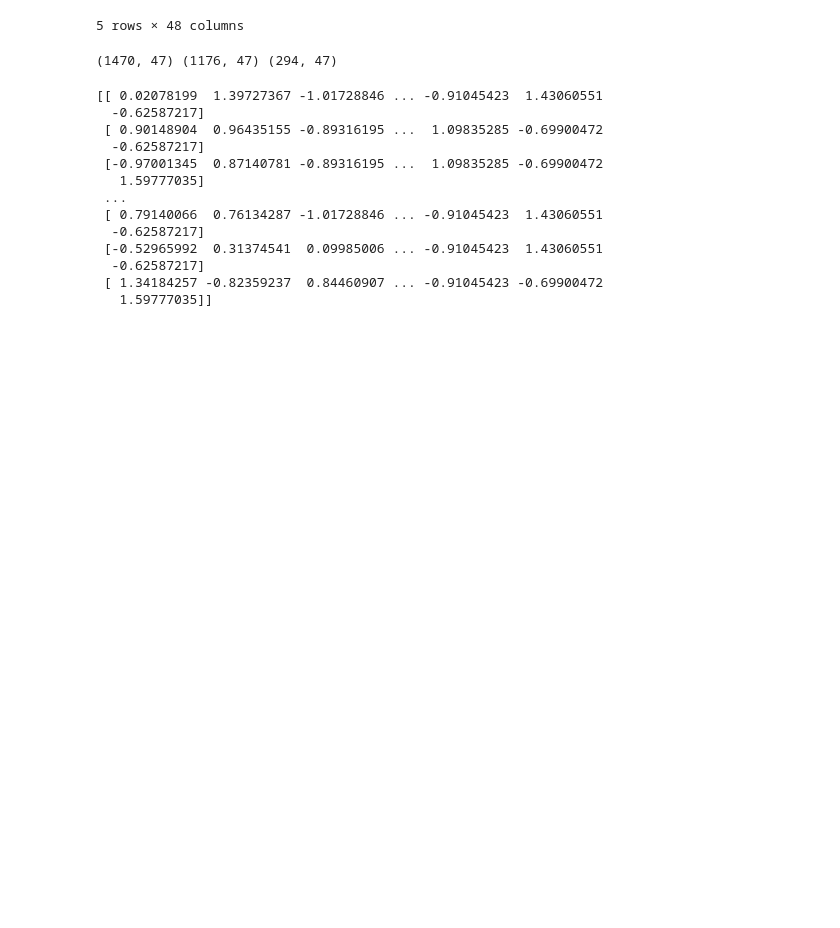
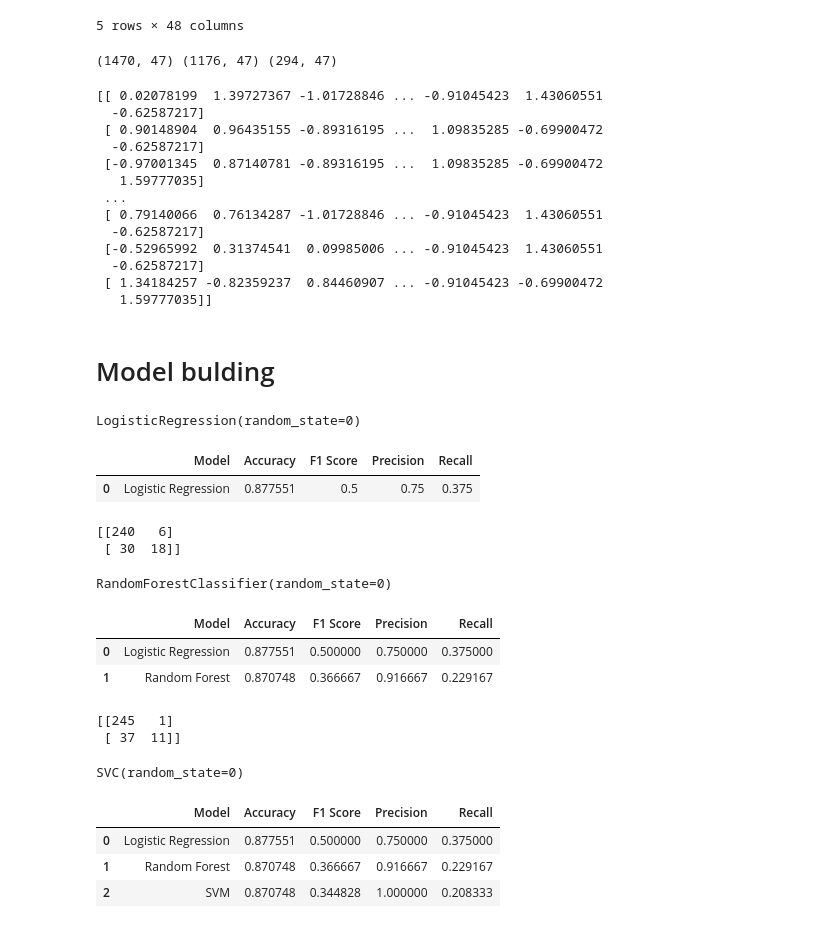
Before and after one commit to Dei-gratia/Machine-Learning-Projects, a Jupyter notebook: Machine Learning & Deep Learning Projects/Employee_Attrition_Prediction.ipynb, the cells around one changed output. Drawn from its saved outputs; the diff is of its cells as text; code cells hidden in the pictures; blank space fills up the shorter version.

```diff
--- a/Machine Learning & Deep Learning Projects/Employee_Attrition_Prediction.ipynb
+++ b/Machine Learning & Deep Learning Projects/Employee_Attrition_Prediction.ipynb
@@ -193,3 +200,83 @@ print(X_train)
   -0.62587217]
  [ 1.34184257 -0.82359237  0.84460907 ... -0.91045423 -0.69900472
    1.59777035]]
+# %% [markdown]
+# Model bulding
+# %%
+#logistic regression
+lr_classifier = LogisticRegression(random_state=0)
+lr_classifier.fit(X_train, y_train)
+# %% [output]
+LogisticRegression(random_state=0)
+# %%
+#check model accuracy
+y_pred = lr_classifier.predict(X_test)
+
+acc = accuracy_score(y_test, y_pred)
+f1 = f1_score(y_test, y_pred)
+prec = precision_score(y_test, y_pred)
+rec = recall_score(y_test, y_pred)
+
+results = pd.DataFrame([["Logistic Regression", acc, f1, prec, rec]],
+                      columns=["Model", "Accuracy", "F1 Score", "Precision", "Recall"])
+results
+# %% [output]
+|  | Model | Accuracy | F1 Score | Precision | Recall |
+| 0 | Logistic Regression | 0.877551 | 0.5 | 0.75 | 0.375 |
+# %%
+cm = confusion_matrix(y_test, y_pred)
+print(cm)
+# %% [output]
+[[240   6]
+ [ 30  18]]
+# %%
+#random forest
+rmf_classifier = RandomForestClassifier(random_state=0)
+rmf_classifier.fit(X_train, y_train)
+# %% [output]
+RandomForestClassifier(random_state=0)
+# %%
+rmf_y_pred = rmf_classifier.predict(X_test)
+
+rmf_acc = accuracy_score(y_test, rmf_y_pred)
+rmf_f1 = f1_score(y_test, rmf_y_pred)
+rmf_prec = precision_score(y_test, rmf_y_pred)
+rmf_rec = recall_score(y_test, rmf_y_pred)
+
+model_results = pd.DataFrame([["Random Forest", rmf_acc, rmf_f1, rmf_prec, rmf_rec]],
+                      columns=["Model", "Accuracy", "F1 Score", "Precision", "Recall"])
+results = pd.concat([results, model_results], ignore_index=True)
+results
+# %% [output]
+|  | Model | Accuracy | F1 Score | Precision | Recall |
+| 0 | Logistic Regression | 0.877551 | 0.500000 | 0.750000 | 0.375000 |
+| 1 | Random Forest | 0.870748 | 0.366667 | 0.916667 | 0.229167 |
+# %%
+rmf_cm = confusion_matrix(y_test, rmf_y_pred)
+print(rmf_cm)
+# %% [output]
+[[245   1]
+ [ 37  11]]
+# %%
+#SVC
+svc_classifier = SVC(random_state=0)
+svc_classifier.fit(X_train, y_train)
+# %% [output]
+SVC(random_state=0)
+# %%
+svc_y_pred = svc_classifier.predict(X_test)
+
+svc_acc = accuracy_score(y_test, svc_y_pred)
+svc_f1 = f1_score(y_test, svc_y_pred)
+svc_prec = precision_score(y_test, svc_y_pred)
+svc_rec = recall_score(y_test, svc_y_pred)
+
+model_results = pd.DataFrame([["SVM", svc_acc, svc_f1, svc_prec, svc_rec]],
+                      columns=["Model", "Accuracy", "F1 Score", "Precision", "Recall"])
+results = pd.concat([results, model_results], ignore_index=True)
+results
+# %% [output]
+|  | Model | Accuracy | F1 Score | Precision | Recall |
+| 0 | Logistic Regression | 0.877551 | 0.500000 | 0.750000 | 0.375000 |
+| 1 | Random Forest | 0.870748 | 0.366667 | 0.916667 | 0.229167 |
+| 2 | SVM | 0.870748 | 0.344828 | 1.000000 | 0.208333 |
```
Also changed, not shown: parts of 11 cells of this notebook.
